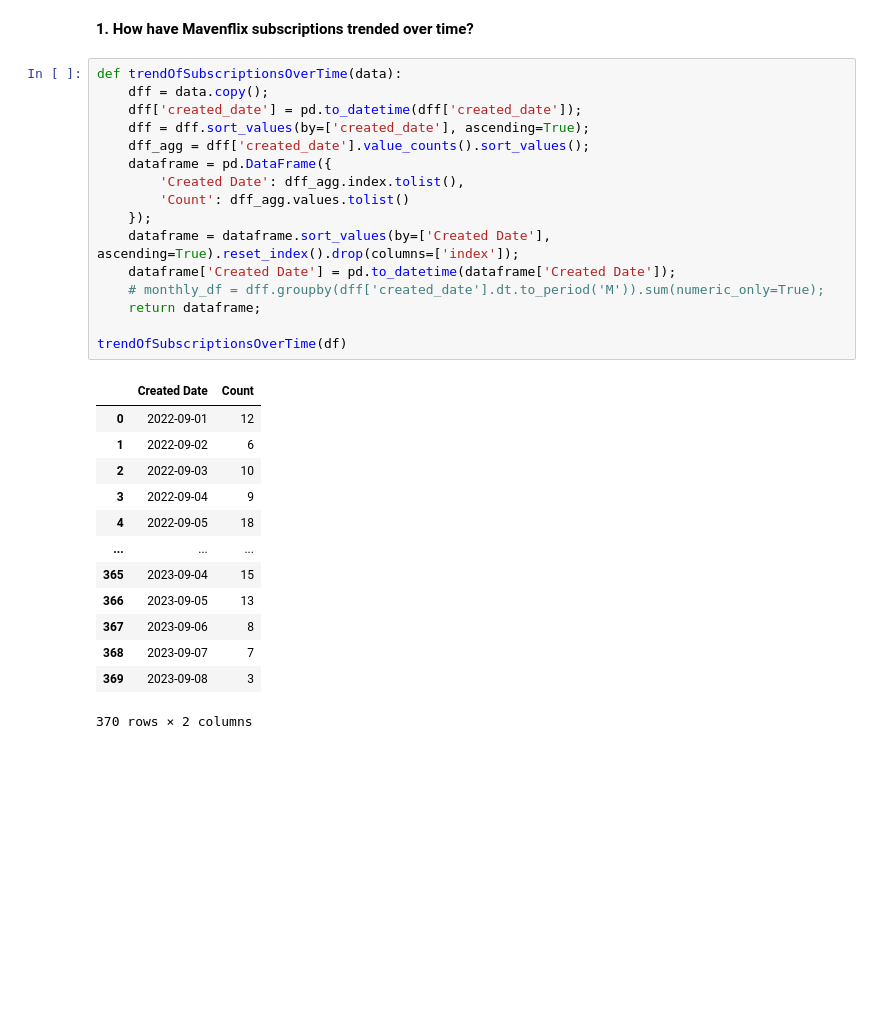
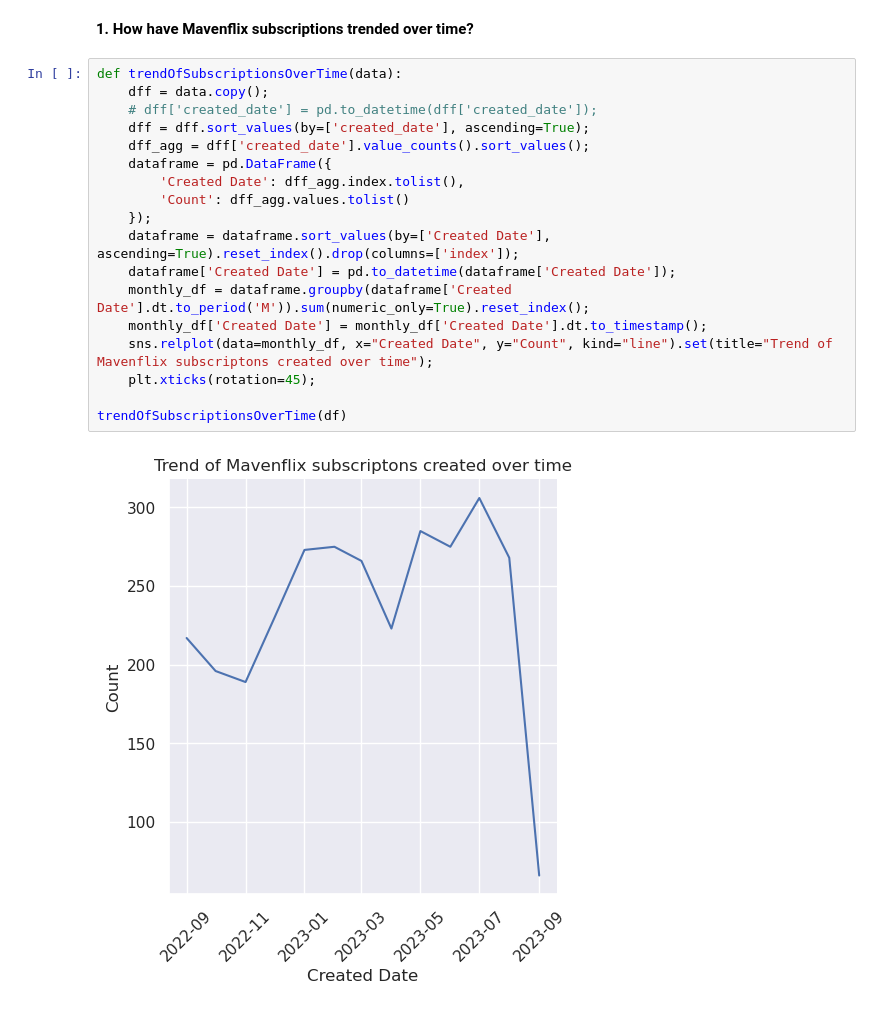
Before and after one commit to kjeshang/KunalMavenAnalyticsDataPlayground, a Jupyter notebook: Streaming_Video_Subscriptions/Analysis.ipynb, the cells around one changed output. Cells and saved outputs as stored; diff of their text form; blank space fills up the shorter version.

```diff
--- a/Streaming_Video_Subscriptions/Analysis.ipynb
+++ b/Streaming_Video_Subscriptions/Analysis.ipynb
@@ -73,30 +73,20 @@ None
 # %%
 def trendOfSubscriptionsOverTime(data):
     dff = data.copy();
-    dff['created_date'] = pd.to_datetime(dff['created_date']);
+    # dff['created_date'] = pd.to_datetime(dff['created_date']);
     dff = dff.sort_values(by=['created_date'], ascending=True);
     dff_agg = dff['created_date'].value_counts().sort_values();
     dataframe = pd.DataFrame({
         'Created Date': dff_agg.index.tolist(),
         'Count': dff_agg.values.tolist()
     });
     dataframe = dataframe.sort_values(by=['Created Date'], ascending=True).reset_index().drop(columns=['index']);
     dataframe['Created Date'] = pd.to_datetime(dataframe['Created Date']);
-    # monthly_df = dff.groupby(dff['created_date'].dt.to_period('M')).sum(numeric_only=True);
-    return dataframe;
+    monthly_df = dataframe.groupby(dataframe['Created Date'].dt.to_period('M')).sum(numeric_only=True).reset_index();
+    monthly_df['Created Date'] = monthly_df['Created Date'].dt.to_timestamp();
+    sns.relplot(data=monthly_df, x="Created Date", y="Count", kind="line").set(title="Trend of Mavenflix subscriptons created over time");
+    plt.xticks(rotation=45);
 
 trendOfSubscriptionsOverTime(df)
 # %% [output]
-|  | Created Date | Count |
-| 0 | 2022-09-01 | 12 |
-| 1 | 2022-09-02 | 6 |
-| 2 | 2022-09-03 | 10 |
-| 3 | 2022-09-04 | 9 |
-| 4 | 2022-09-05 | 18 |
-| ... | ... | ... |
-| 365 | 2023-09-04 | 15 |
-| 366 | 2023-09-05 | 13 |
-| 367 | 2023-09-06 | 8 |
-| 368 | 2023-09-07 | 7 |
-| 369 | 2023-09-08 | 3 |
-370 rows × 2 columns
+[figure, added]
```
